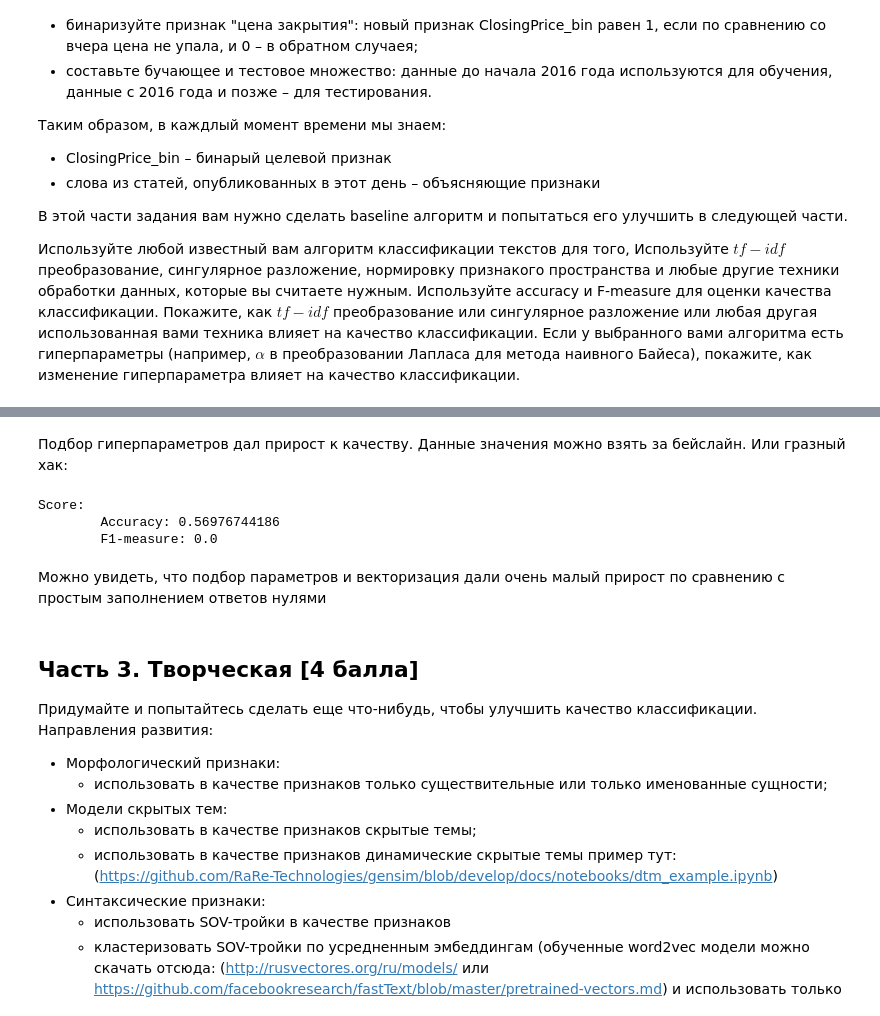
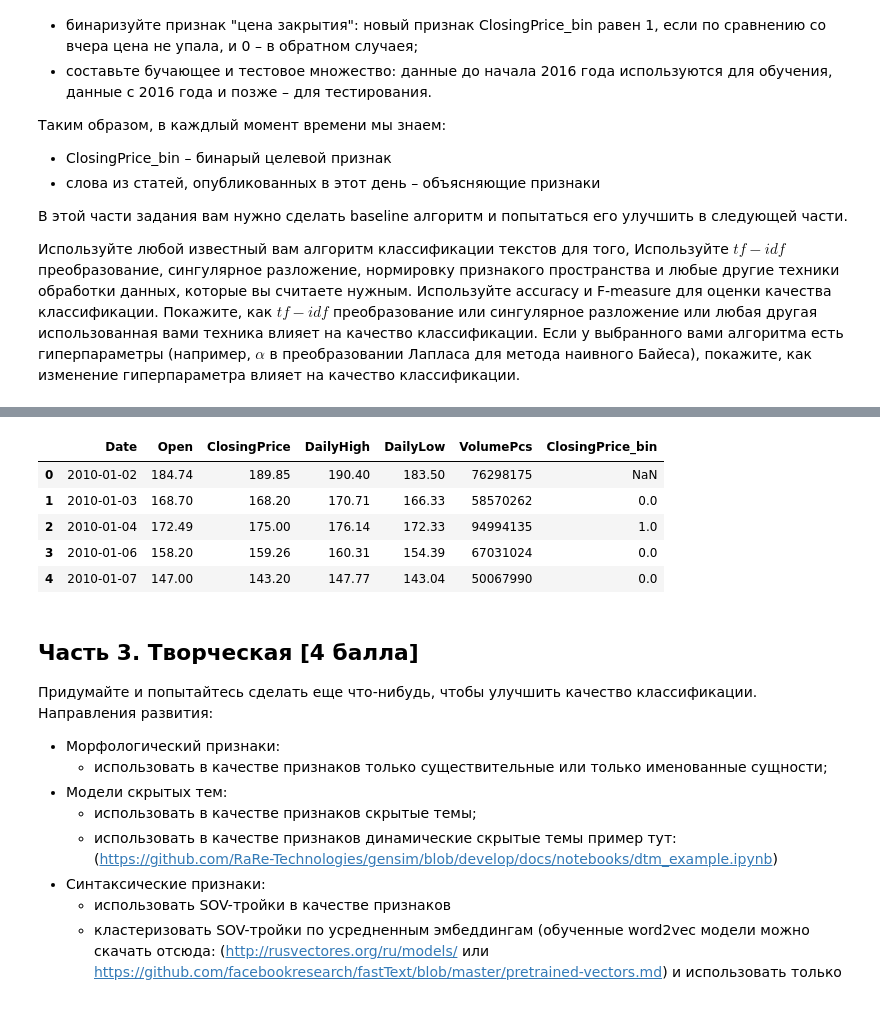
Before and after one commit to KirillZhingalov/minop_hws, a Jupyter notebook: hw2_undone.ipynb, the cells around one changed output, grey strips where cells are left out. Cells and saved outputs as stored; diff of their text form; code cells hidden in the pictures.

```diff
--- a/hw2_undone.ipynb
+++ b/hw2_undone.ipynb
@@ -174,5 +255,5 @@ all_info['text'] = all_info['text'].apply(lambda news: ' '.join([' '.join(articl
 # %%
 import numpy as np
 # Добавим бинарный признак ClosingPrice_bin
-all_info['ClosingPrice_bin'] = pd.Series(data=[0]+[(1 if all_info['ClosingPrice'][i]>=all_info['ClosingPrice'][i-1] else 0)\
-                                                   for i in np.arange(1, all_info.shape[0])])
+pr_all['ClosingPrice_bin'] = pd.Series(data=[np.NaN]+[(1 if pr_all['ClosingPrice'][i]>=pr_all['ClosingPrice'][i-1] else 0)\
+                                             for i in np.arange(1, pr_all.shape[0])])
@@ -305,16 +260,12 @@ LogisticRegression(C=0.75, class_weight=None, dual=False, fit_intercept=True,
-# %% [markdown]
-Подбор гиперпараметров дал прирост к качеству. Данные значения можно взять за бейслайн. Или гразный хак:
-# %%
-y_predicted_hack = [0 for _ in range(y_test.shape[0])]
-print('Score:')
-print('\tAccuracy:', accuracy_score(y_test, y_predicted_hack))
-print('\tF1-measure:', f1_score(y_test, y_predicted_hack))
-# %% [output]
-Score:
-        Accuracy: 0.56976744186
-        F1-measure: 0.0
-# %% [markdown]
-Можно увидеть, что подбор параметров и векторизация дали очень малый прирост по сравнению с простым заполнением ответов нулями
+# %%
+pr_all.head()
+# %% [output]
+|  | Date | Open | ClosingPrice | DailyHigh | DailyLow | VolumePcs | ClosingPrice_bin |
+| 0 | 2010-01-02 | 184.74 | 189.85 | 190.40 | 183.50 | 76298175 | NaN |
+| 1 | 2010-01-03 | 168.70 | 168.20 | 170.71 | 166.33 | 58570262 | 0.0 |
+| 2 | 2010-01-04 | 172.49 | 175.00 | 176.14 | 172.33 | 94994135 | 1.0 |
+| 3 | 2010-01-06 | 158.20 | 159.26 | 160.31 | 154.39 | 67031024 | 0.0 |
+| 4 | 2010-01-07 | 147.00 | 143.20 | 147.77 | 143.04 | 50067990 | 0.0 |
 # %% [markdown]
 ## Часть 3. Творческая [4 балла]
 Придумайте и попытайтесь сделать еще что-нибудь, чтобы улучшить качество классификации.
```
Also changed, not shown: parts of 26 cells of this notebook.
